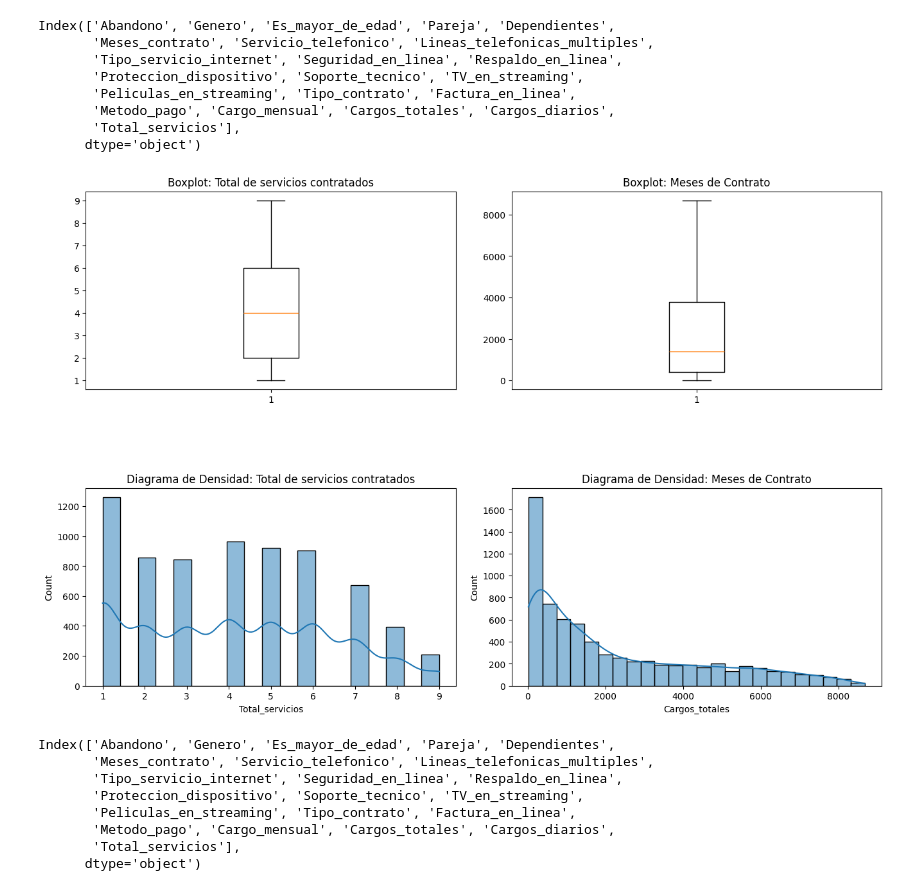
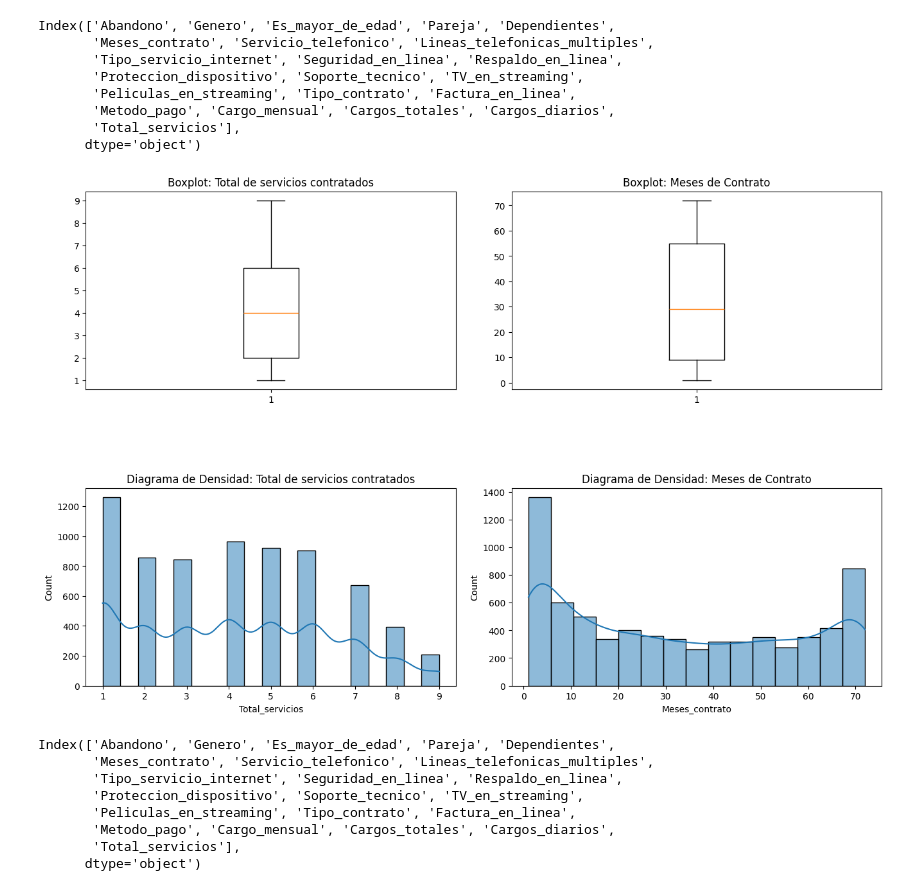
Before and after one commit to ErikGzz03TEC/Challenge_Telecom_X_parte_2, a Jupyter notebook: Challenge_TelecomX_2.ipynb, the cells around one changed output. Drawn from its saved outputs; the diff is of its cells as text; code cells hidden in the pictures.

```diff
--- a/Challenge_TelecomX_2.ipynb
+++ b/Challenge_TelecomX_2.ipynb
@@ -122,23 +124,23 @@ Index(['Abandono', 'Genero', 'Es_mayor_de_edad', 'Pareja', 'Dependientes',
 # %%
 fig, ax = plt.subplots(2,2, figsize = (16,10))
 fig.subplots_adjust(hspace= 0.5, wspace= 0.15)
 
 
 ax[0,0].boxplot(x = df['Total_servicios'])
 ax[0,0].set_title('Boxplot: Total de servicios contratados')
 
-ax[0,1].boxplot(x = df['Cargos_totales'])
+ax[0,1].boxplot(x = df['Meses_contrato'])
 ax[0,1].set_title('Boxplot: Meses de Contrato')
 
 
 sns.histplot(data=df, x='Total_servicios', kde=True, binwidth=ancho_bin(df, 'Total_servicios'), ax=ax[1, 0])
 ax[1,0].set_title('Diagrama de Densidad: Total de servicios contratados')
 
-sns.histplot(data= df, x = 'Cargos_totales',kde= True, binwidth= ancho_bin(df,'Cargos_totales'), ax = ax[1,1])
+sns.histplot(data= df, x = 'Meses_contrato',kde= True, binwidth= ancho_bin(df,'Meses_contrato'), ax = ax[1,1])
 ax[1,1].set_title('Diagrama de Densidad: Meses de Contrato')
 plt.show()
 # %% [output]
-[figure, old version]
+[figure, new version]
 # %%
 df.columns
 # %% [output]
```
Also changed, not shown: parts of 8 cells of this notebook, 11 other files.
